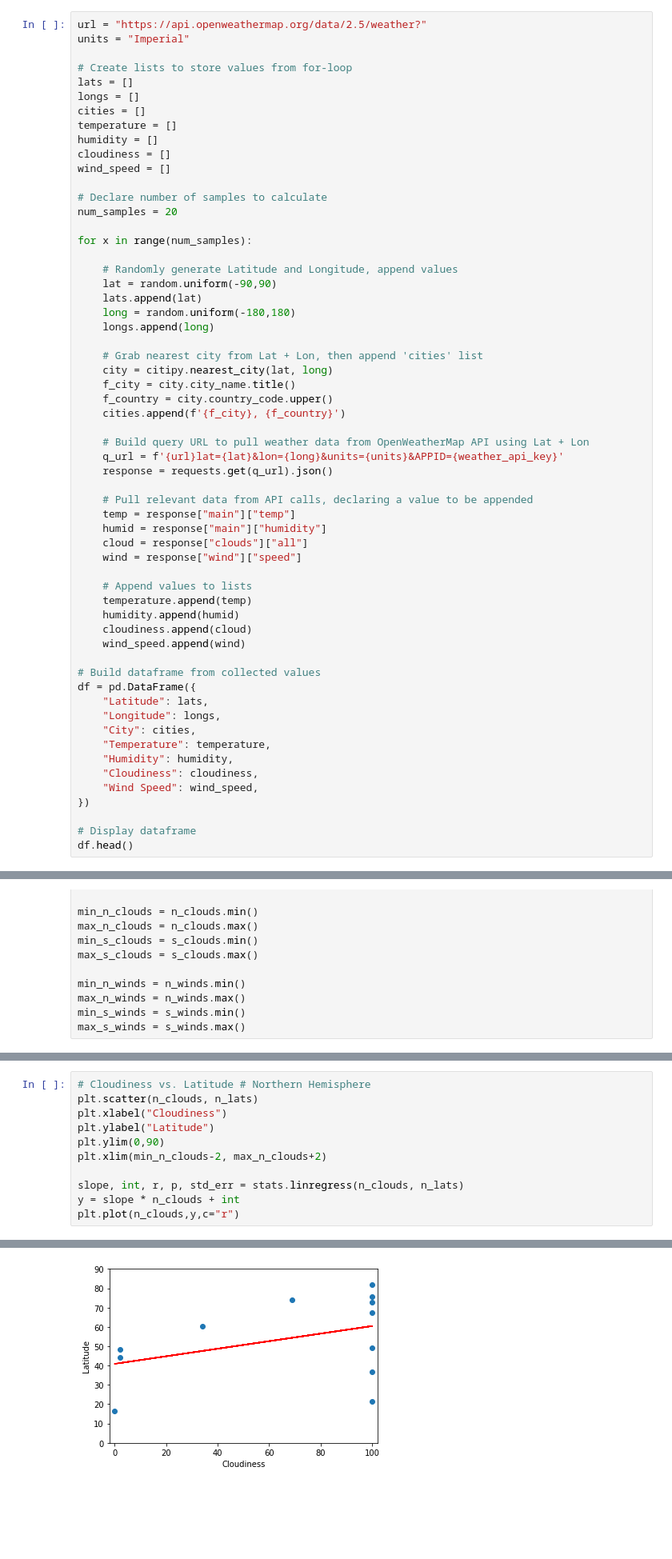
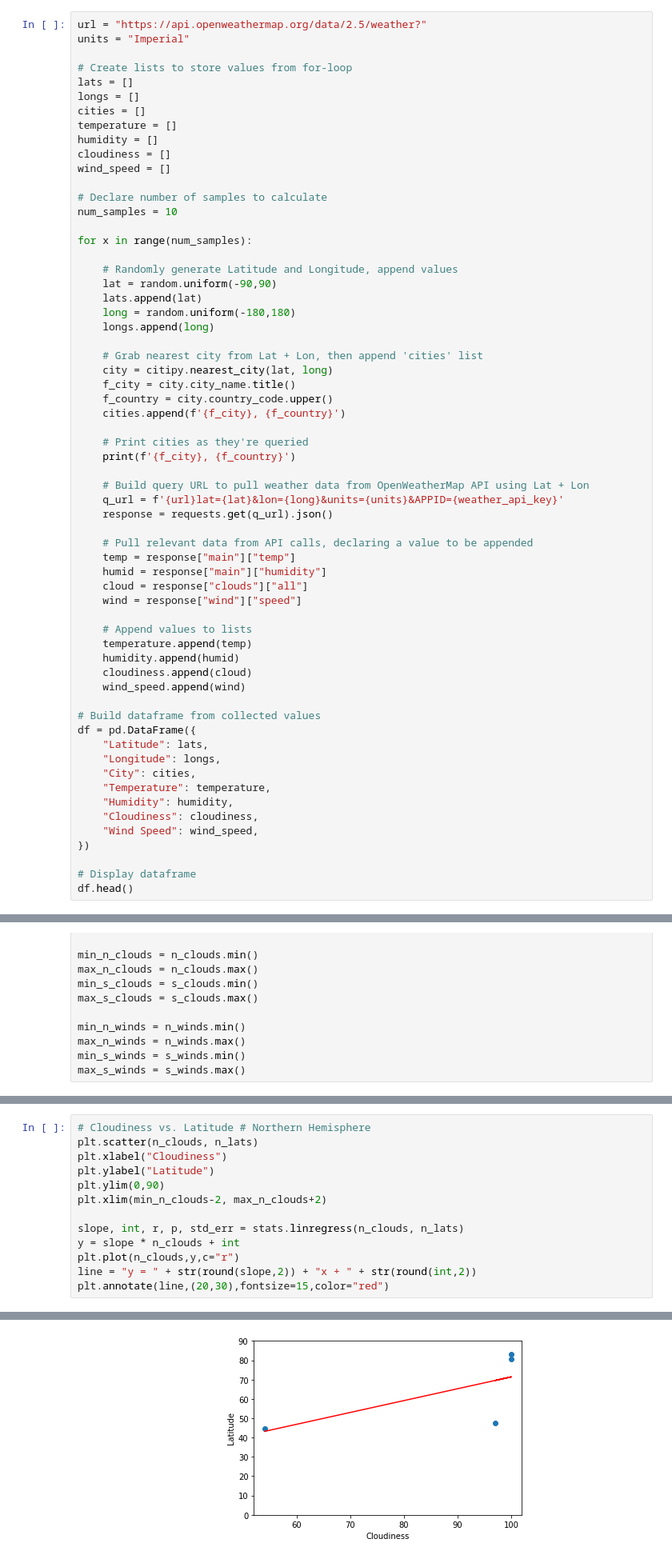
Before and after one commit to tylerhill122/python-api-challenge, a Jupyter notebook: WeatherPy/WeatherPy.ipynb, the cells around one changed output, grey strips where cells are left out. Shown at 80% size. Saved outputs shown, nothing was run; the diff lists cells and outputs as text; blank space fills up the shorter version.

Commit message:
csv and image output

```diff
--- a/WeatherPy/WeatherPy.ipynb
+++ b/WeatherPy/WeatherPy.ipynb
@@ -26,7 +26,7 @@ cloudiness = []
 wind_speed = []
 
 # Declare number of samples to calculate
-num_samples = 20
+num_samples = 10
 
 for x in range(num_samples):
 
@@ -41,6 +41,9 @@ for x in range(num_samples):
     f_city = city.city_name.title()
     f_country = city.country_code.upper()
     cities.append(f'{f_city}, {f_country}')
+
+    # Print cities as they're queried
+    print(f'{f_city}, {f_country}')
 
     # Build query URL to pull weather data from OpenWeatherMap API using Lat + Lon
     q_url = f'{url}lat={lat}&lon={long}&units={units}&APPID={weather_api_key}'
@@ -281,4 +318,6 @@ plt.xlim(min_n_clouds-2, max_n_clouds+2)
 slope, int, r, p, std_err = stats.linregress(n_clouds, n_lats)
 y = slope * n_clouds + int
 plt.plot(n_clouds,y,c="r")
+line = "y = " + str(round(slope,2)) + "x + " + str(round(int,2))
+plt.annotate(line,(20,30),fontsize=15,color="red")
 # %% [output]
@@ -286,4 +325,4 @@ plt.plot(n_clouds,y,c="r")
-[figure, old version]
+[figure, new version]
 # %%
 # Cloudiness vs. Latitude # Southern Hemisphere
 plt.scatter(s_clouds, s_lats)
```
Also changed, not shown: parts of 15 cells of this notebook, 1 other file.
